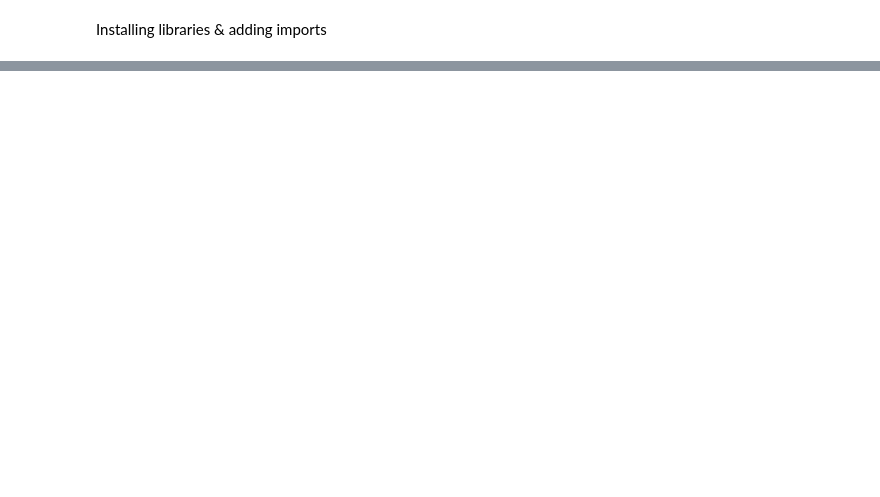
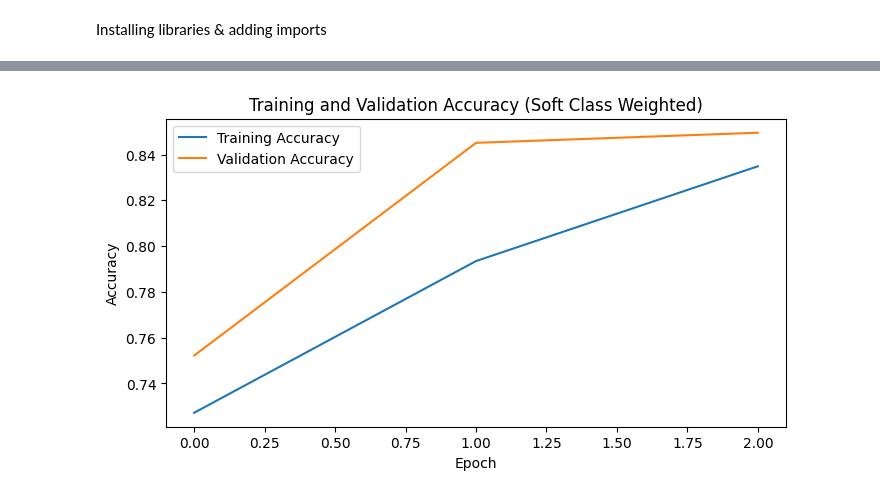
Before and after one commit to markbogorad/Fintext_NLP, a Jupyter notebook: projects/financial_sentiment_transfer_learning/part1_finetune.ipynb, the cells around one changed output, grey strips where cells are left out. Saved outputs shown, nothing was run; the diff lists cells and outputs as text; code cells hidden in the pictures; blank space fills up the shorter version.

```diff
--- a/projects/financial_sentiment_transfer_learning/part1_finetune.ipynb
+++ b/projects/financial_sentiment_transfer_learning/part1_finetune.ipynb
@@ -202,0 +459,97 @@ Test Loss: 0.3374, Test Accuracy: 0.8590
+# %%
+# Tokenization (same as before)
+def tokenize_function(examples):
+    return tokenizer(
+        examples["sentence"],
+        padding="max_length",
+        truncation=True,
+        max_length=512
+    )
+
+tokenized_datasets = dataset.map(tokenize_function, batched=True)
+
+# Train-test-validation split (same)
+train_val_split = tokenized_datasets["train"].train_test_split(test_size=0.2, seed=42)
+val_test_split = train_val_split['test'].train_test_split(test_size=0.5, seed=42)
+
+# Convert to TensorFlow datasets
+tf_train_dataset = to_tf_dataset(train_val_split['train'], shuffle=True)
+tf_validation_dataset = to_tf_dataset(val_test_split['train'], shuffle=True)
+tf_test_dataset = to_tf_dataset(val_test_split['test'], shuffle=False)
+
+# Load model
+model = TFAutoModelForSequenceClassification.from_pretrained(
+    checkpoint,
+    num_labels=3
+)
+
+# Freeze encoder
+model.distilbert.trainable = False
+
+# Calculate softened class weights
+from sklearn.utils.class_weight import compute_class_weight
+import numpy as np
+
+labels = np.array(train_val_split['train']['label'])
+balanced_class_weights = compute_class_weight(
+    class_weight="balanced",
+    classes=np.unique(labels),
+    y=labels
+)
+
+# Soft scaling factor (e.g., 0.5 to moderate the imbalance correction)
+scaling_factor = 0.5
+soft_class_weight_dict = {i: 1 + (balanced_class_weights[i] - 1) * scaling_factor for i in range(3)}
+
+print("Softened Class Weights:", soft_class_weight_dict)
+
+# Compile model
+optimizer = tf.keras.optimizers.Adam()
+loss = tf.keras.losses.SparseCategoricalCrossentropy(from_logits=True)
+model.compile(optimizer=optimizer, loss=loss, metrics=['accuracy'])
+
+# Train (using softened class weights)
+history = model.fit(
+    tf_train_dataset,
+    validation_data=tf_validation_dataset,
+    epochs=3,
+    class_weight=soft_class_weight_dict
+)
+
+# Evaluate
+eval_loss, eval_accuracy = model.evaluate(tf_test_dataset)
+print(f"Test Loss: {eval_loss:.4f}, Test Accuracy: {eval_accuracy:.4f}")
+
+# Plot training curves
+plt.figure(figsize=(8,4))
+plt.plot(history.history['accuracy'], label='Training Accuracy')
+plt.plot(history.history['val_accuracy'], label='Validation Accuracy')
+plt.title('Training and Validation Accuracy (Soft Class Weighted)')
+plt.xlabel('Epoch')
+plt.ylabel('Accuracy')
+plt.legend()
+plt.show()
+
+plt.figure(figsize=(8,4))
+plt.plot(history.history['loss'], label='Training Loss')
+plt.plot(history.history['val_loss'], label='Validation Loss')
+plt.title('Training and Validation Loss (Soft Class Weighted)')
+plt.xlabel('Epoch')
+plt.ylabel('Loss')
+plt.legend()
+plt.show()
+
+# Confusion Matrix & Classification Report
+y_pred_logits = model.predict(tf_test_dataset).logits
+y_pred = np.argmax(y_pred_logits, axis=1)
+y_true = np.concatenate([y for x, y in tf_test_dataset], axis=0)
+
+print(classification_report(y_true, y_pred, target_names=["Negative", "Neutral", "Positive"]))
+
+cm = confusion_matrix(y_true, y_pred)
+sns.heatmap(cm, annot=True, fmt="d", cmap="Blues", xticklabels=["Negative", "Neutral", "Positive"], yticklabels=["Negative", "Neutral", "Positive"])
+plt.title('Confusion Matrix (Soft Class Weighted)')
+plt.ylabel('True Label')
+plt.xlabel('Predicted Label')
+plt.show()
+# %% [output]
@@ -202,0 +570 @@ Test Loss: 0.3374, Test Accuracy: 0.8590
+[figure, added]
```
Also changed, not shown: parts of 40 cells of this notebook.
